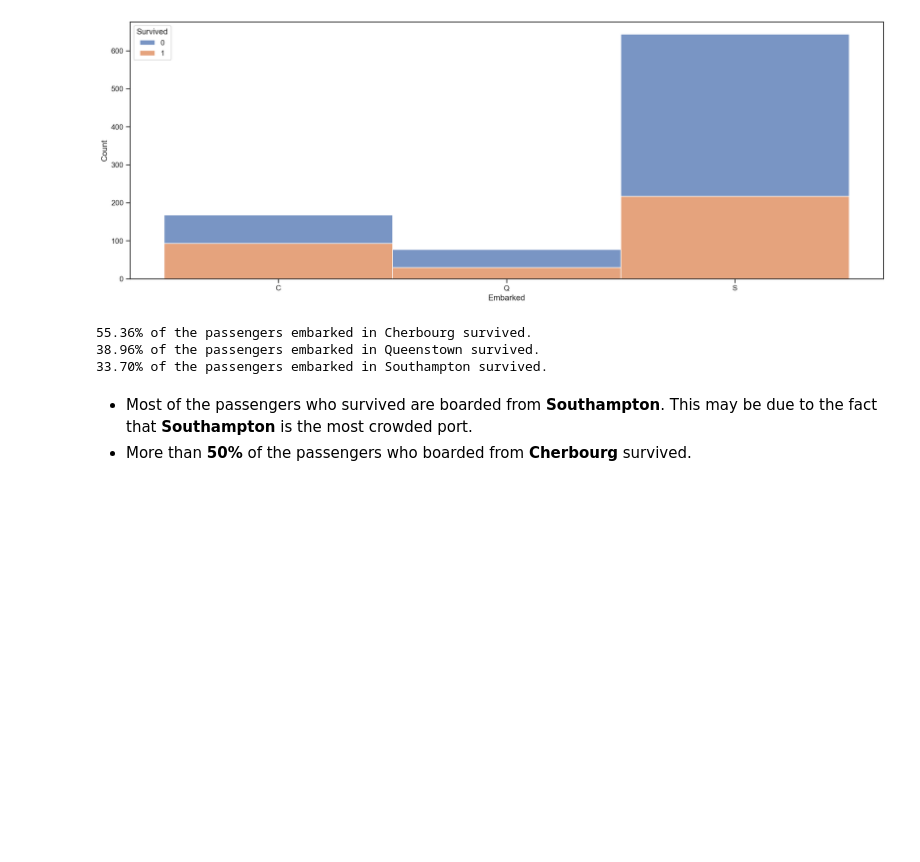
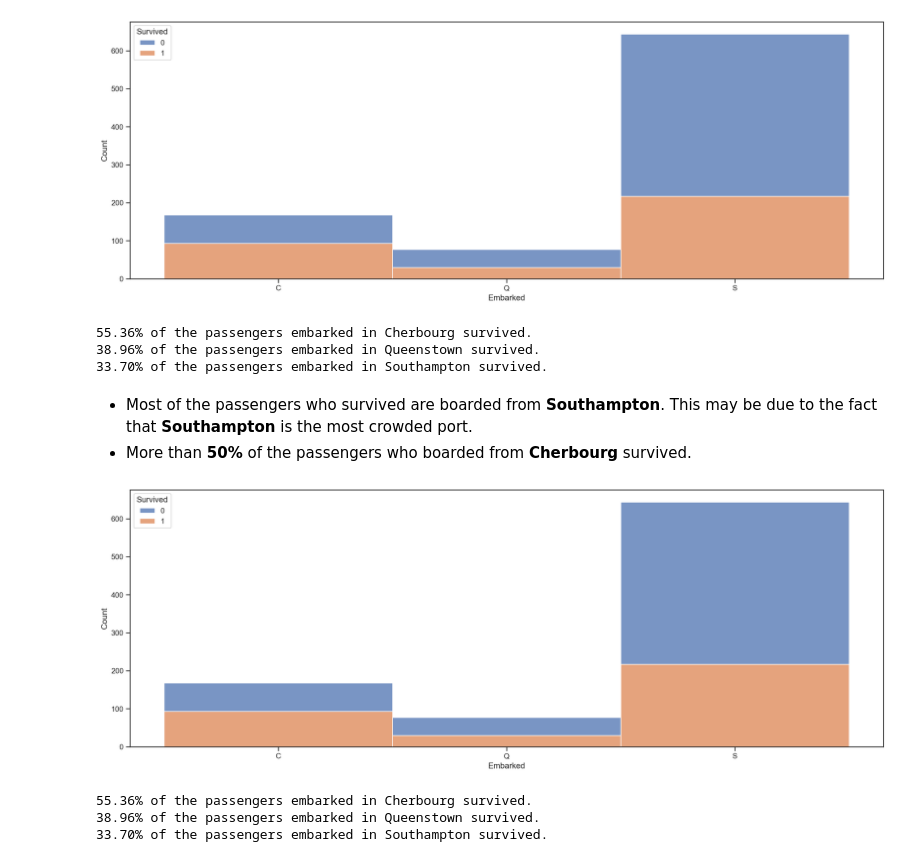
Before and after one commit to sahinozan/Titanic, a Jupyter notebook: titanic.ipynb, the cells around one changed output. Drawn from its saved outputs; the diff is of its cells as text; code cells hidden in the pictures; blank space fills up the shorter version.

```diff
--- a/titanic.ipynb
+++ b/titanic.ipynb
@@ -400,3 +400,18 @@ for i, k in {"C": "Cherbourg", "Q": "Queenstown", "S": "Southampton"}.items():
 # %% [markdown]
 * Most of the passengers who survived are boarded from **Southampton**. This may be due to the fact that **Southampton** is the most crowded port.
 * More than **50%** of the passengers who boarded from **Cherbourg** survived.
+# %%
+plt.figure(figsize=(20, 7))
+ax = sns.histplot(data=df_train, x='Embarked', hue='Survived', multiple='stack', discrete=True)
+plt.show()
+# %% [output]
+[figure, added]
+# %%
+for i, k in {"C": "Cherbourg", "Q": "Queenstown", "S": "Southampton"}.items():
+    survived = df_train[(df_train['Embarked'] == i) & (df_train['Survived'] == 1)].shape[0]
+    total = df_train[df_train['Embarked'] == i].shape[0]
+    print(f'{survived / total * 100 :.2f}% of the passengers embarked in {k} survived.')
+# %% [output]
+55.36% of the passengers embarked in Cherbourg survived.
+38.96% of the passengers embarked in Queenstown survived.
+33.70% of the passengers embarked in Southampton survived.
```
Also changed, not shown: parts of 5 cells of this notebook.
